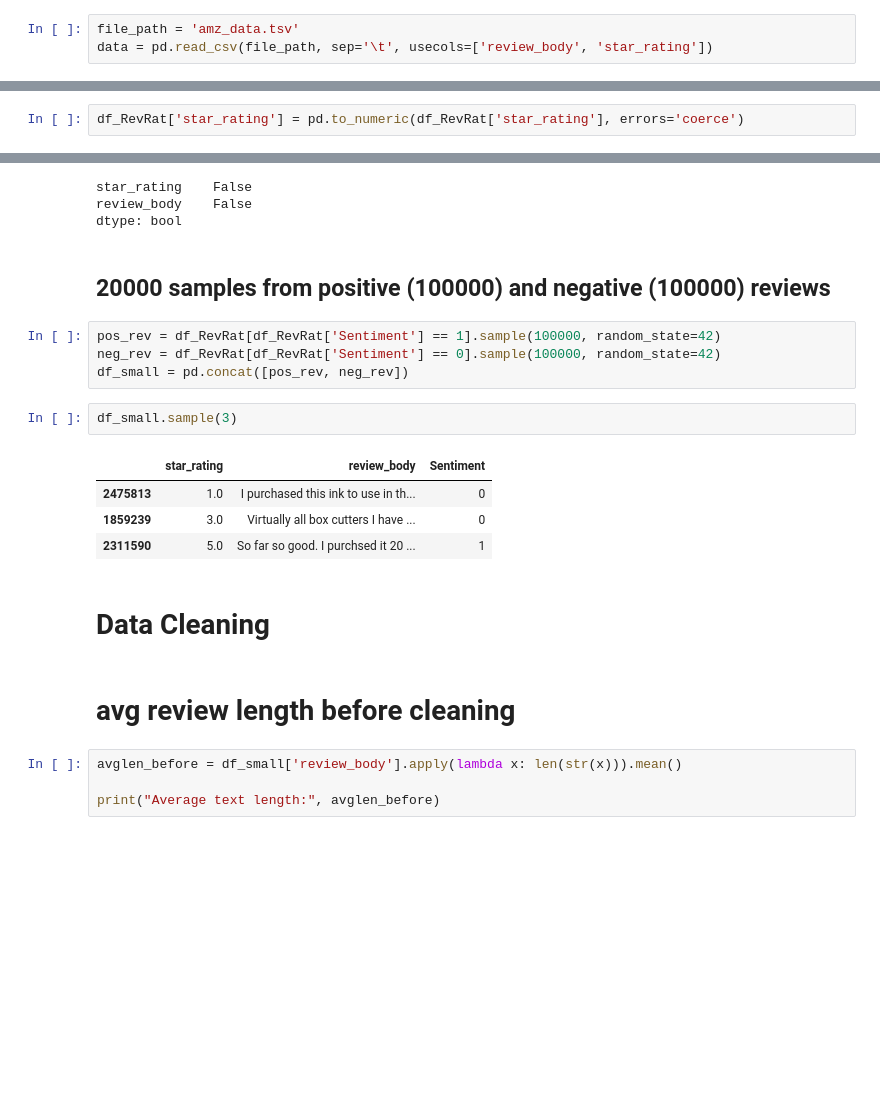
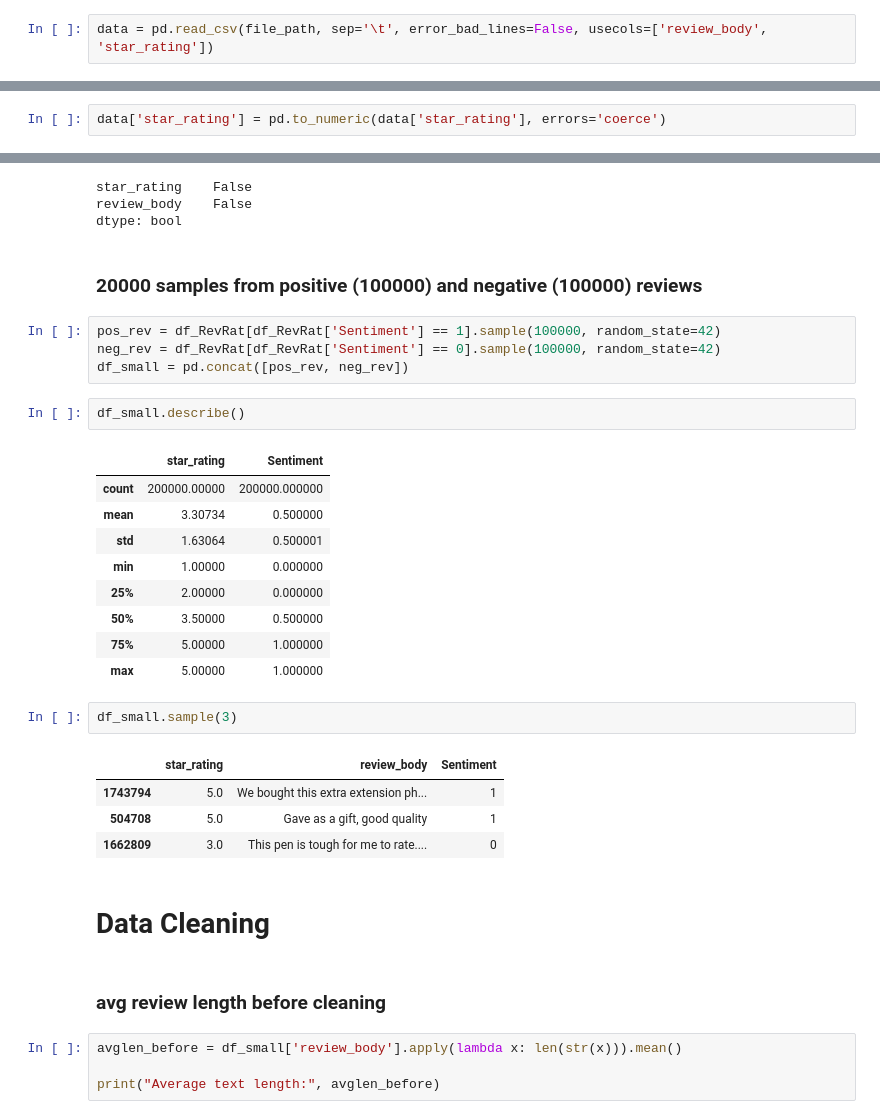
Before and after one commit to adw1029/CSCI_544, a Jupyter notebook: HW1_CSCI544.ipynb, the cells around one changed output, grey strips where cells are left out. Drawn from its saved outputs; the diff is of its cells as text; blank space fills up the shorter version.

```diff
--- a/HW1_CSCI544.ipynb
+++ b/HW1_CSCI544.ipynb
@@ -53,3 +56,2 @@ gz_file_path = 'amz_data.gz'
 # %%
-file_path = 'amz_data.tsv'
-data = pd.read_csv(file_path, sep='\t', usecols=['review_body', 'star_rating'])
+data = pd.read_csv(file_path, sep='\t', error_bad_lines=False, usecols=['review_body', 'star_rating'])
@@ -72,3 +76,5 @@ print(data)
 [2640352 rows x 2 columns]
 # %% [markdown]
 Separate out review and rating, dropped null values
+# %%
+data['star_rating'] = pd.to_numeric(data['star_rating'], errors='coerce')
@@ -101,3 +121 @@ df_RevRat
 2640255 rows × 2 columns
-# %%
-df_RevRat['star_rating'] = pd.to_numeric(df_RevRat['star_rating'], errors='coerce')
@@ -144,22 +152,34 @@ star_rating    False
 review_body    False
 dtype: bool
 # %% [markdown]
-## 20000 samples from positive (100000) and negative (100000) reviews
+### 20000 samples from positive (100000) and negative (100000) reviews
 # %%
 pos_rev = df_RevRat[df_RevRat['Sentiment'] == 1].sample(100000, random_state=42)
 neg_rev = df_RevRat[df_RevRat['Sentiment'] == 0].sample(100000, random_state=42)
 df_small = pd.concat([pos_rev, neg_rev])
+# %%
+df_small.describe()
+# %% [output]
+|  | star_rating | Sentiment |
+| count | 200000.00000 | 200000.000000 |
+| mean | 3.30734 | 0.500000 |
+| std | 1.63064 | 0.500001 |
+| min | 1.00000 | 0.000000 |
+| 25% | 2.00000 | 0.000000 |
+| 50% | 3.50000 | 0.500000 |
+| 75% | 5.00000 | 1.000000 |
+| max | 5.00000 | 1.000000 |
 # %%
 df_small.sample(3)
 # %% [output]
 |  | star_rating | review_body | Sentiment |
-| 2475813 | 1.0 | I purchased this ink to use in th... | 0 |
-| 1859239 | 3.0 | Virtually all box cutters I have ... | 0 |
-| 2311590 | 5.0 | So far so good. I purchsed it 20 ... | 1 |
+| 1743794 | 5.0 | We bought this extra extension ph... | 1 |
+| 504708 | 5.0 | Gave as a gift, good quality | 1 |
+| 1662809 | 3.0 | This pen is tough for me to rate.... | 0 |
 # %% [markdown]
 # Data Cleaning
 # %% [markdown]
-# avg review length before cleaning
+### avg review length before cleaning
 # %%
 avglen_before = df_small['review_body'].apply(lambda x: len(str(x))).mean()
 
```
Also changed, not shown: parts of 36 cells of this notebook.
